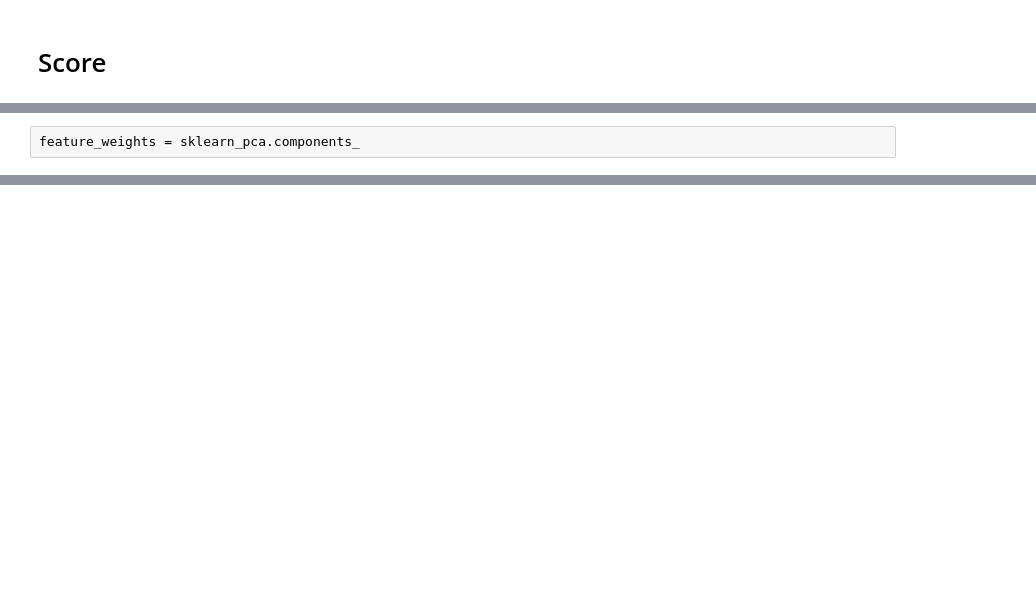
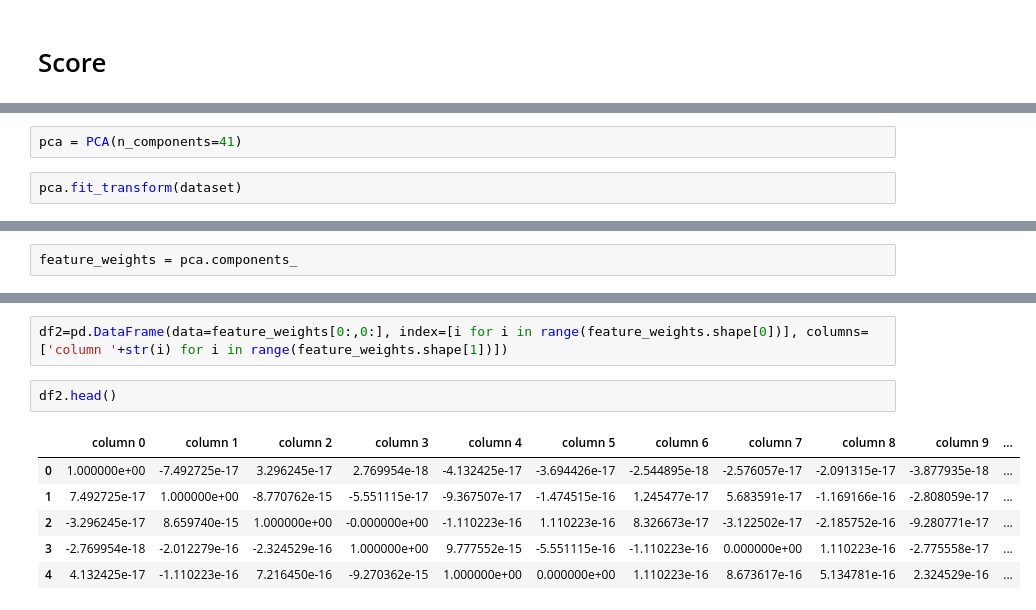
Before and after one commit to hasobi/skripsi, a Jupyter notebook: P_C_A_v2.ipynb, the cells around one changed output, grey strips where cells are left out. Saved outputs shown, nothing was run; the diff lists cells and outputs as text; blank space fills up the shorter version.

```diff
--- a/P_C_A_v2.ipynb
+++ b/P_C_A_v2.ipynb
@@ -362,0 +321,4 @@ df. apply(zscore)
+# %%
+pca = PCA(n_components=41)
+# %%
+pca.fit_transform(dataset)
@@ -363,2 +343,2 @@ df. apply(zscore)
 # %%
-feature_weights = sklearn_pca.components_
+feature_weights = pca.components_
@@ -367 +361,12 @@ NameError: ignored
+# %%
+df2=pd.DataFrame(data=feature_weights[0:,0:], index=[i for i in range(feature_weights.shape[0])], columns=['column '+str(i) for i in range(feature_weights.shape[1])])
+# %%
+df2.head()
+# %% [output]
+|  | column 0 | column 1 | column 2 | column 3 | column 4 | column 5 | column 6 | column 7 | column 8 | column 9 | ... |
+| 0 | 1.000000e+00 | -7.492725e-17 | 3.296245e-17 | 2.769954e-18 | -4.132425e-17 | -3.694426e-17 | -2.544895e-18 | -2.576057e-17 | -2.091315e-17 | -3.877935e-18 | ... |
+| 1 | 7.492725e-17 | 1.000000e+00 | -8.770762e-15 | -5.551115e-17 | -9.367507e-17 | -1.474515e-16 | 1.245477e-17 | 5.683591e-17 | -1.169166e-16 | -2.808059e-17 | ... |
+| 2 | -3.296245e-17 | 8.659740e-15 | 1.000000e+00 | -0.000000e+00 | -1.110223e-16 | 1.110223e-16 | 8.326673e-17 | -3.122502e-17 | -2.185752e-16 | -9.280771e-17 | ... |
+| 3 | -2.769954e-18 | -2.012279e-16 | -2.324529e-16 | 1.000000e+00 | 9.777552e-15 | -5.551115e-16 | -1.110223e-16 | 0.000000e+00 | 1.110223e-16 | -2.775558e-17 | ... |
+| 4 | 4.132425e-17 | -1.110223e-16 | 7.216450e-16 | -9.270362e-15 | 1.000000e+00 | 0.000000e+00 | 1.110223e-16 | 8.673617e-16 | 5.134781e-16 | 2.324529e-16 | ... |
 # %%
```
Also changed, not shown: parts of 14 cells of this notebook.
